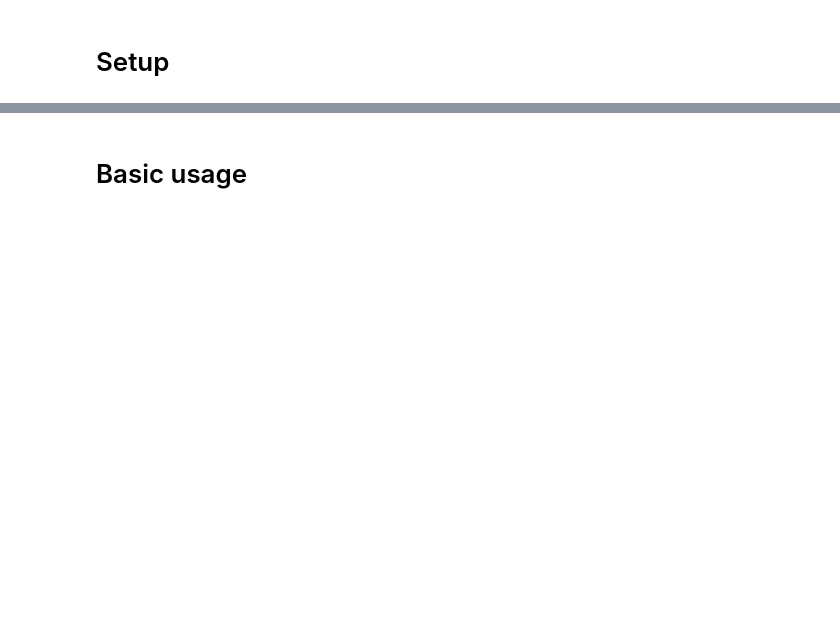
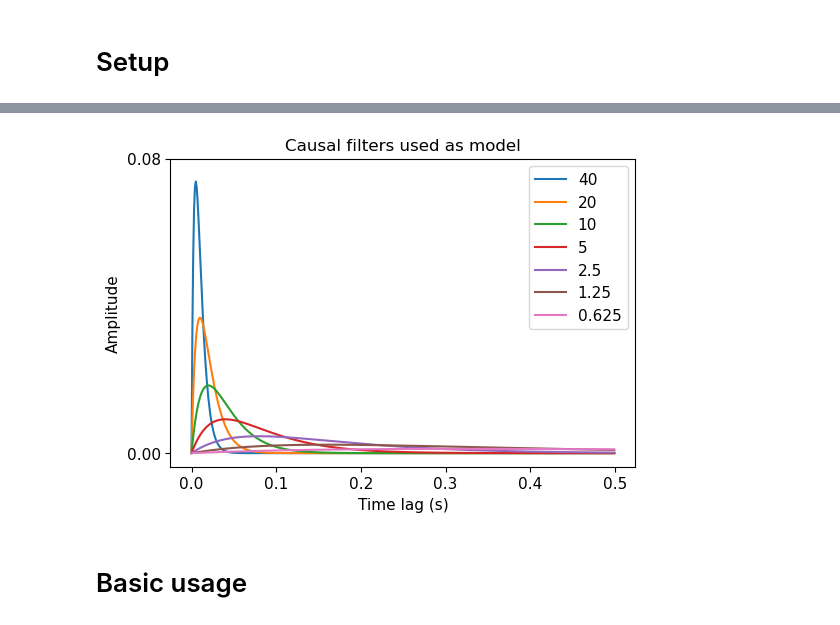
Before and after one commit to naplab/PyTCI, a Jupyter notebook: Examples/Example-Toy.ipynb, the cells around one changed output, grey strips where cells are left out. Drawn from its saved outputs; the diff is of its cells as text; code cells hidden in the pictures; blank space fills up the shorter version.

```diff
--- a/Examples/Example-Toy.ipynb
+++ b/Examples/Example-Toy.ipynb
@@ -5,34 +9,51 @@ import os
 import numpy as np
 import matplotlib.pyplot as plt
 import torch
+
 import PyTCI
 
 device = torch.device("cuda:0" if torch.cuda.is_available() else "cpu")
 
+# Different rates for the filter
+rates = [40, 20, 10, 5, 2.5, 1.25, 0.625]
+
 # Create filters gamma distributions
 weights = []
-for rate in [0.625, 1.25, 2.5, 5, 10, 20, 40]:
+for rate in rates:
     dist = torch.distributions.gamma.Gamma(2, rate)
     dist = torch.tensor([torch.exp(dist.log_prob(i)) for i in np.arange(1e-4, 10, 0.005)])
     weights.append(dist.flip(0) / sum(dist))
 weights = torch.stack(weights, dim=0).unsqueeze(dim=1).to(device).float()
 
 # Create mock model that applies above filters to input
 def model(x):
     x = torch.as_tensor(x, device=device)
     x = torch.nn.functional.pad(x, (0, 0, weights.shape[-1]-1, 0)).float()
     x = x.T.unsqueeze(dim=0)
     x = torch.nn.functional.conv1d(x, weights)
     x = x.squeeze(dim=0).T
 
     return x
 
 # Estimate integration windows directly from filter windows
 cdf = weights.squeeze(1).cumsum(axis=1).cpu()
 intwin_cdf = [(np.where(c.flip(0) >= 0.10)[0][-1])/1000+0.001 for c in cdf]
 
 # Create 1000 random 5-second segments with sampling rate of 1000
 sr = 1000
 segments = [torch.randn(5000, 1) for i in range(1000)]
+
+# Plot the gamma distribution filters
+plt.figure(figsize=(6, 4))
+plt.plot(np.arange(500)/1000, weights.squeeze(1).T.flip(0)[:500].cpu(), linewidth=1.5)
+plt.xlabel('Time lag (s)', fontsize=11)
+plt.ylabel('Amplitude', fontsize=11)
+plt.title('Causal filters used as model', fontsize=12)
+plt.xticks([0, 0.1, 0.2, 0.3, 0.4, 0.5], fontsize=11)
+plt.yticks([0, 0.08], fontsize=11)
+plt.legend(rates, loc='upper right', fontsize=11)
+plt.show()
+# %% [output]
+[figure, added]
 # %% [markdown]
 # Basic usage
```
Also changed, not shown: parts of 13 cells of this notebook, 5 other files.
